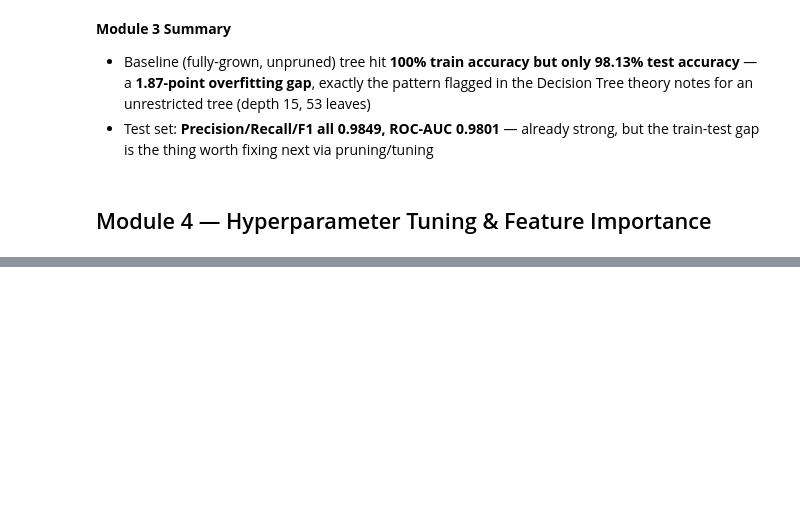
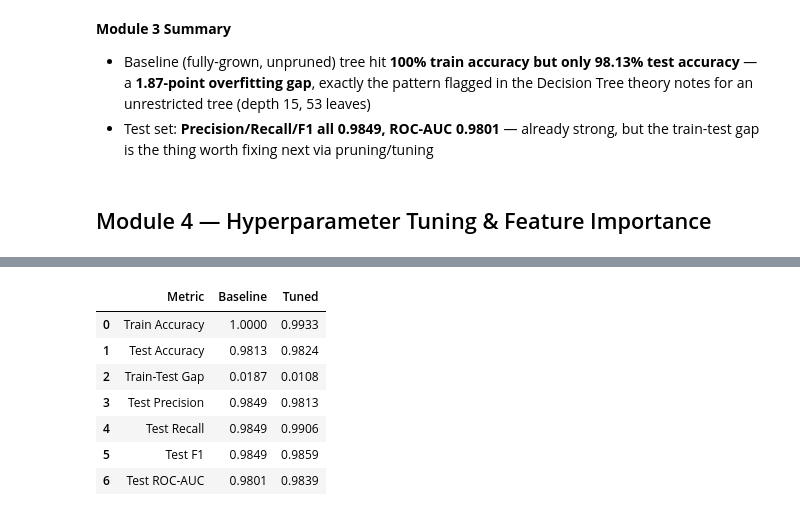
Before and after one commit to Shreyashs-dg/decision-tree-loan-approval, a Jupyter notebook: notebooks/loan_approval_decision_tree.ipynb, the cells around one changed output, grey strips where cells are left out. Cells and saved outputs as stored; diff of their text form; code cells hidden in the pictures; blank space fills up the shorter version.

```diff
--- a/notebooks/loan_approval_decision_tree.ipynb
+++ b/notebooks/loan_approval_decision_tree.ipynb
@@ -320,0 +376,26 @@ ROC-AUC Score: 0.9801
+# %%
+tuned_proba = tuned_model.predict_proba(X_test)[:, 1]
+tuned_roc_auc = roc_auc_score(y_test, tuned_proba)
+
+comparison = pd.DataFrame({
+    'Metric': ['Train Accuracy', 'Test Accuracy', 'Train-Test Gap', 'Test Precision', 'Test Recall', 'Test F1', 'Test ROC-AUC'],
+    'Baseline': [
+        train_acc, test_acc, train_acc - test_acc,
+        precision_score(y_test, test_pred), recall_score(y_test, test_pred),
+        f1_score(y_test, test_pred), roc_auc ],
+    'Tuned': [
+        tuned_train_acc, tuned_test_acc, tuned_train_acc - tuned_test_acc,
+        precision_score(y_test, tuned_test_pred), recall_score(y_test, tuned_test_pred),
+        f1_score(y_test, tuned_test_pred), tuned_roc_auc]})
+comparison['Baseline'] = comparison['Baseline'].round(4)
+comparison['Tuned'] = comparison['Tuned'].round(4)
+comparison
+# %% [output]
+|  | Metric | Baseline | Tuned |
+| 0 | Train Accuracy | 1.0000 | 0.9933 |
+| 1 | Test Accuracy | 0.9813 | 0.9824 |
+| 2 | Train-Test Gap | 0.0187 | 0.0108 |
+| 3 | Test Precision | 0.9849 | 0.9813 |
+| 4 | Test Recall | 0.9849 | 0.9906 |
+| 5 | Test F1 | 0.9849 | 0.9859 |
+| 6 | Test ROC-AUC | 0.9801 | 0.9839 |
```
Also changed, not shown: parts of 9 cells of this notebook, 5 other files.
